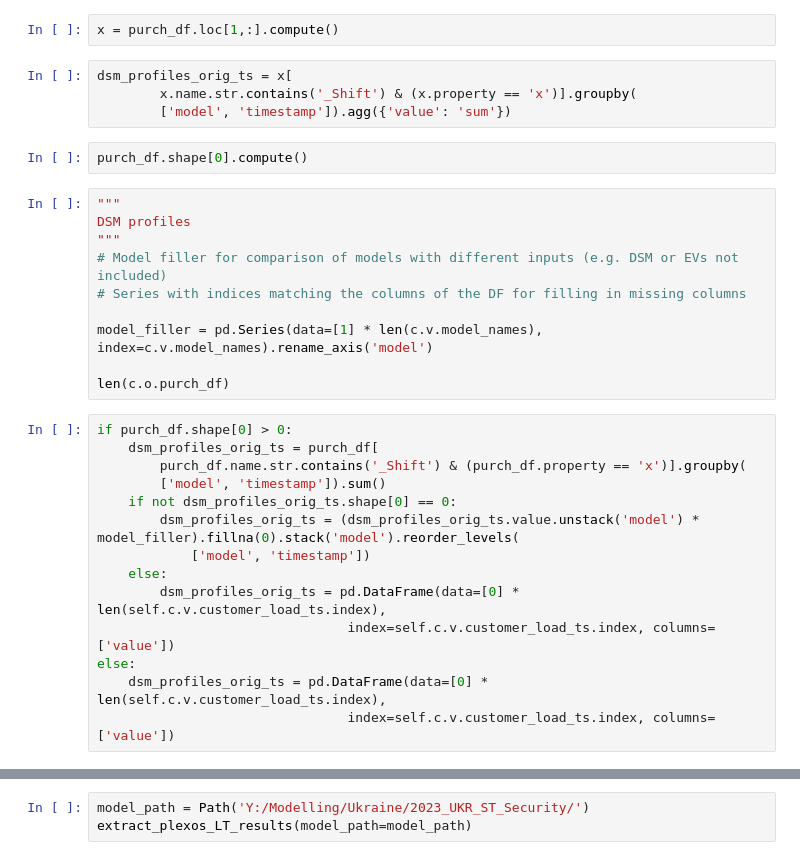
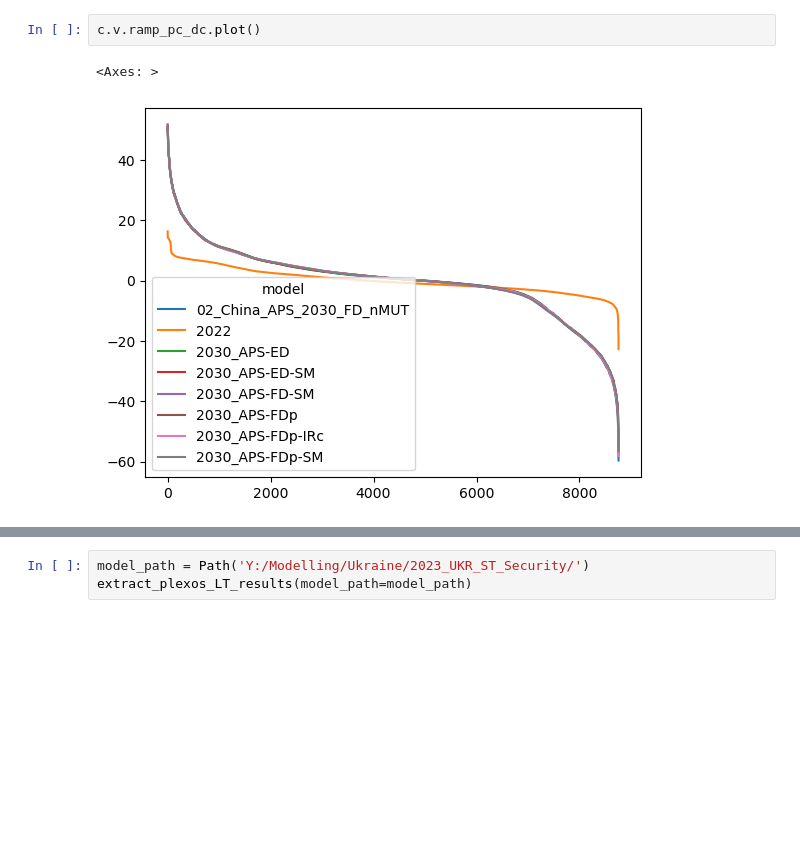
Before and after one commit to craigl33/solution-file-processing, a Jupyter notebook: dev_notbook.ipynb, the cells around one changed output, grey strips where cells are left out. Drawn from its saved outputs; the diff is of its cells as text; blank space fills up the shorter version.

Commit message:
Added new line plots for ramp rate DCs and edited the name of these outputs

```diff
--- a/dev_notbook.ipynb
+++ b/dev_notbook.ipynb
@@ -36,35 +27,8 @@ df.shape[0]
-# %%
-x = purch_df.loc[1,:].compute()
-# %%
-dsm_profiles_orig_ts = x[
-        x.name.str.contains('_Shift') & (x.property == 'x')].groupby(
-        ['model', 'timestamp']).agg({'value': 'sum'})
-# %%
-purch_df.shape[0].compute()
-# %%
-"""
-DSM profiles
-"""
-# Model filler for comparison of models with different inputs (e.g. DSM or EVs not included)
-# Series with indices matching the columns of the DF for filling in missing columns
-
-model_filler = pd.Series(data=[1] * len(c.v.model_names), index=c.v.model_names).rename_axis('model')
-
-len(c.o.purch_df)
-# %%
-if purch_df.shape[0] > 0:
-    dsm_profiles_orig_ts = purch_df[
-        purch_df.name.str.contains('_Shift') & (purch_df.property == 'x')].groupby(
-        ['model', 'timestamp']).sum()
-    if not dsm_profiles_orig_ts.shape[0] == 0:
-        dsm_profiles_orig_ts = (dsm_profiles_orig_ts.value.unstack('model') * model_filler).fillna(0).stack('model').reorder_levels(
-            ['model', 'timestamp'])
-    else:
-        dsm_profiles_orig_ts = pd.DataFrame(data=[0] * len(self.c.v.customer_load_ts.index),
-                                index=self.c.v.customer_load_ts.index, columns=['value'])
-else:
-    dsm_profiles_orig_ts = pd.DataFrame(data=[0] * len(self.c.v.customer_load_ts.index),
-                                index=self.c.v.customer_load_ts.index, columns=['value'])
+# %%
+c.v.ramp_pc_dc.plot()
+# %% [output]
+<Axes: >
+[figure, added]
 # %%
 from zipfile import ZipFile
 from pathlib import Path
```
Also changed, not shown: parts of 4 cells of this notebook, 8 other files.
